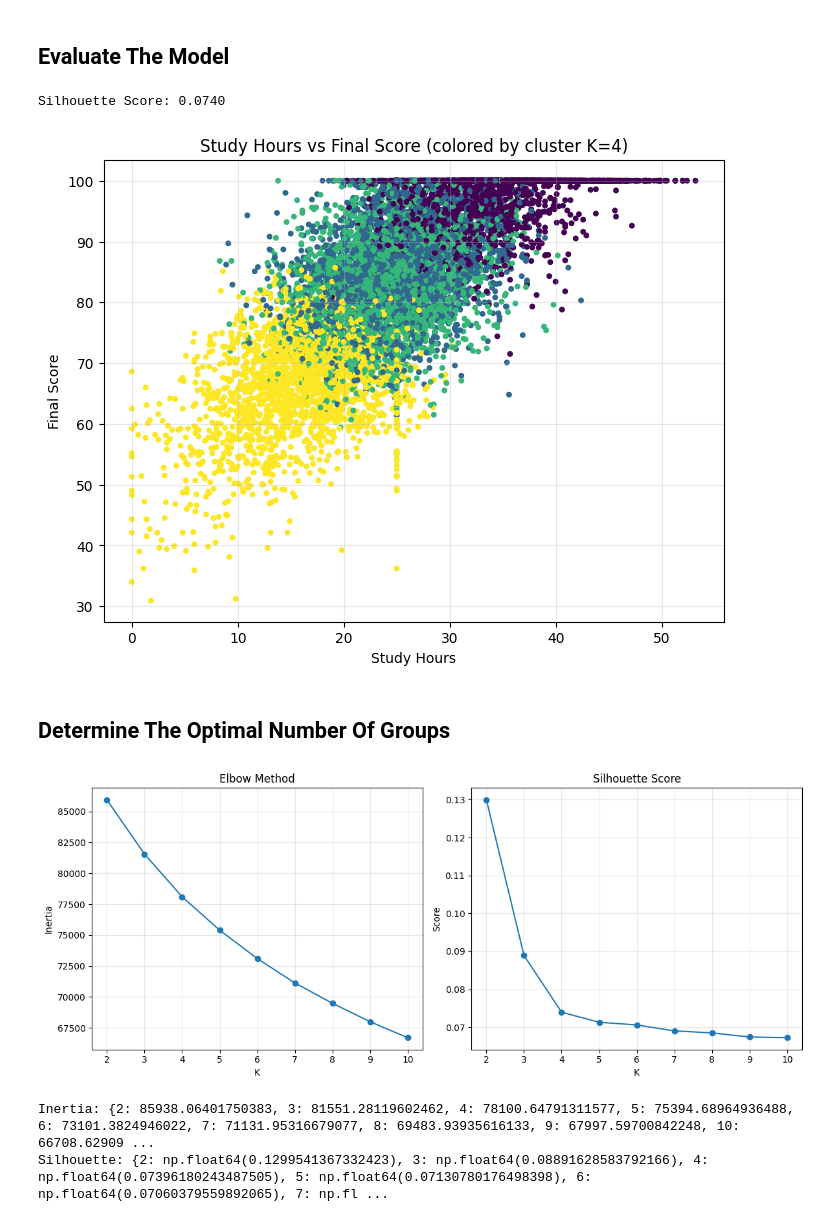
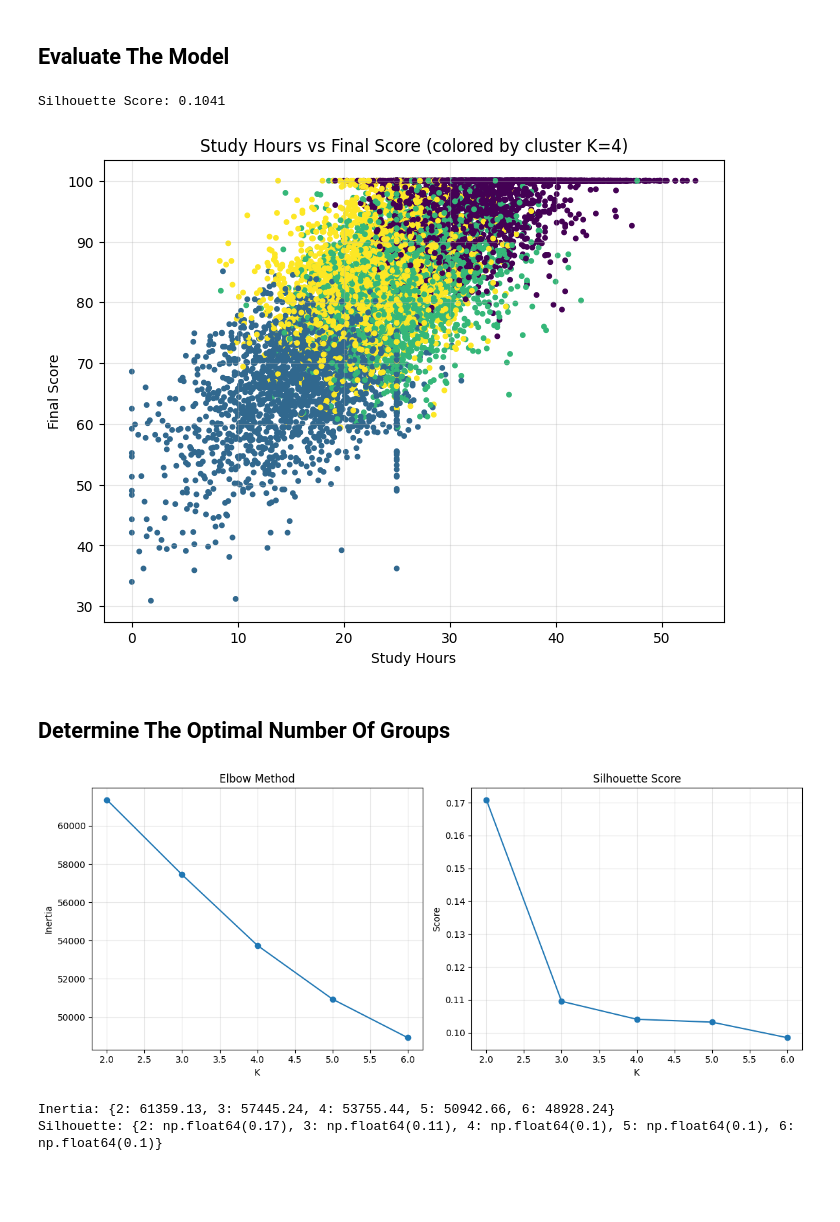
Before and after one commit to ChungKein4320/Review_MachineLearning, a Jupyter notebook: LastTerm/BaiTap07/23722291_CHTrungKien_M15.ipynb, the cells around one changed output. Drawn from its saved outputs; the diff is of its cells as text; code cells hidden in the pictures; blank space fills up the shorter version.

```diff
--- a/LastTerm/BaiTap07/23722291_CHTrungKien_M15.ipynb
+++ b/LastTerm/BaiTap07/23722291_CHTrungKien_M15.ipynb
@@ -104,7 +110,7 @@ plt.show()
 [figure]
 # %%
 # Các cột có thuộc tính tuyến tính và không cần thiết
-to_drop = ['GPA', 'GradePoints', 'PerformanceIndex', 'StudentID']
+to_drop = ['GradePoints', 'PerformanceIndex', 'StudentID', 'Age', 'Major', 'City', 'Gender', 'GPA']
 
 # Loai bỏ các cột này khỏi dữ liệu
 X_train = data.drop(columns=to_drop)
@@ -128,7 +147,7 @@ preprocess = ColumnTransformer(
 # Xây dựng pipeline KMeans
 pipe = Pipeline(steps=[
     ('prep', preprocess),
-    ('kmeans', KMeans(n_clusters=4, random_state=42, n_init=10))
+    ('kmeans', KMeans(n_clusters=4, random_state=42, n_init='auto'))
 ])
 
 # Huấn luyện mô hình
@@ -160,7 +198,7 @@ X_transformed = pipe.named_steps['prep'].transform(X_train)
 sil_score = silhouette_score(X_transformed, labels)
 print(f'Silhouette Score: {sil_score:.4f}')
 # %% [output]
-Silhouette Score: 0.0740
+Silhouette Score: 0.1041
 # %%
 # Sao chép dữ liệu gốc để phân tích thêm
 data_analyzed = data.copy()
@@ -174,46 +212,55 @@ plt.title(f"Study Hours vs Final Score (colored by cluster K=4)")
 plt.grid(alpha=0.3)
 plt.show()
 # %% [output]
-[figure, old version]
+[figure, new version]
 # %% [markdown]
 ## **Determine The Optimal Number Of Groups**
 # %%
 inertias = []
 sil_scores = []
-K_range = range(2, 11)
+models = {}
+K_range = range(2, 7)
 
 for k in K_range:
+    preprocess = ColumnTransformer(
+        transformers=[
+            ('num', StandardScaler(), numeric_cols),
+            ('cat', OneHotEncoder(drop='first'), categorical_cols)
+        ]
+    )
+
     pipe_k = Pipeline(steps=[
         ('prep', preprocess),
-        ('kmeans', KMeans(n_clusters=k, random_state=42, n_init=10))
+        ('kmeans', KMeans(n_clusters=k, random_state=42, n_init='auto'))
     ])
 
     labels_k = pipe_k.fit_predict(X_train)
+    models[k] = pipe_k
     inertias.append(pipe_k.named_steps['kmeans'].inertia_)
     sil_scores.append(silhouette_score(pipe_k.named_steps['prep'].transform(X_train), labels_k))
 
 plt.figure(figsize=(12,5))
 
 plt.subplot(1,2,1)
 plt.plot(K_range, inertias, marker='o')
 plt.title("Elbow Method")
 plt.xlabel("K")
 plt.ylabel("Inertia")
 plt.grid(alpha=0.3)
 
 plt.subplot(1,2,2)
 plt.plot(K_range, sil_scores, marker='o')
 plt.title("Silhouette Score")
 plt.xlabel("K")
 plt.ylabel("Score")
 plt.grid(alpha=0.3)
 
 plt.tight_layout()
 plt.show()
 
-print("Inertia:", dict(zip(K_range, inertias)))
-print("Silhouette:", dict(zip(K_range, sil_scores)))
+print("Inertia:", {k: round(v, 2) for k, v in zip(K_range, inertias)})
+print("Silhouette:", {k: round(v, 2) for k, v in zip(K_range, sil_scores)})
 # %% [output]
-[figure, old version]
+[figure, new version]
-Inertia: {2: 85938.06401750383, 3: 81551.28119602462, 4: 78100.64791311577, 5: 75394.68964936488, 6: 73101.3824946022, 7: 71131.95316679077, 8: 69483.93935616133, 9: 67997.59700842248, 10: 66708.62909 ...
-Silhouette: {2: np.float64(0.1299541367332423), 3: np.float64(0.08891628583792166), 4: np.float64(0.07396180243487505), 5: np.float64(0.07130780176498398), 6: np.float64(0.07060379559892065), 7: np.fl ...
+Inertia: {2: 61359.13, 3: 57445.24, 4: 53755.44, 5: 50942.66, 6: 48928.24}
+Silhouette: {2: np.float64(0.17), 3: np.float64(0.11), 4: np.float64(0.1), 5: np.float64(0.1), 6: np.float64(0.1)}
```
Also changed, not shown: parts of 9 cells of this notebook, 24 other files.
